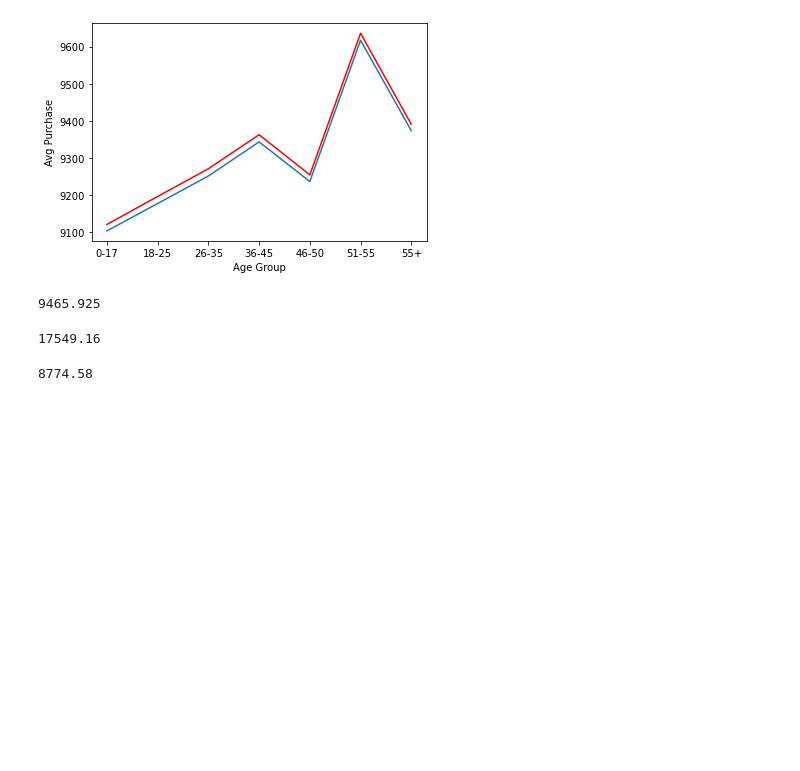
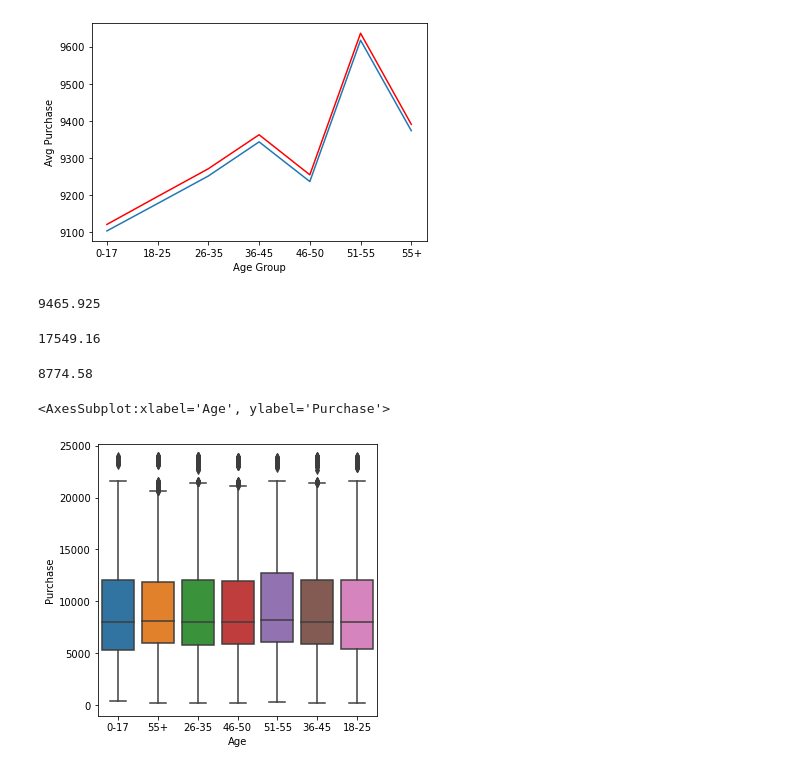
Before and after one commit to yashxq/ML_case_study, a Jupyter notebook: Walmart/Walmart_solution.ipynb, the cells around one changed output. Drawn from its saved outputs; the diff is of its cells as text; code cells hidden in the pictures; blank space fills up the shorter version.

```diff
--- a/Walmart/Walmart_solution.ipynb
+++ b/Walmart/Walmart_solution.ipynb
@@ -448,3 +448,9 @@ plt.show()
 17549.16/2
 # %% [output]
 8774.58
+# %%
+plt.figure(figsize=(5,5))
+sns.boxplot(x='Age',y='Purchase',data=df)
+# %% [output]
+<AxesSubplot:xlabel='Age', ylabel='Purchase'>
+[figure, added]
```
Also changed, not shown: parts of 2 cells of this notebook, 1 other file.
